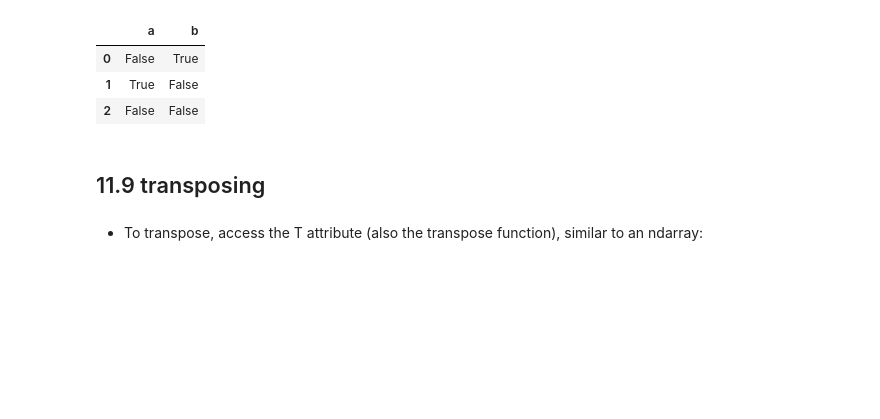
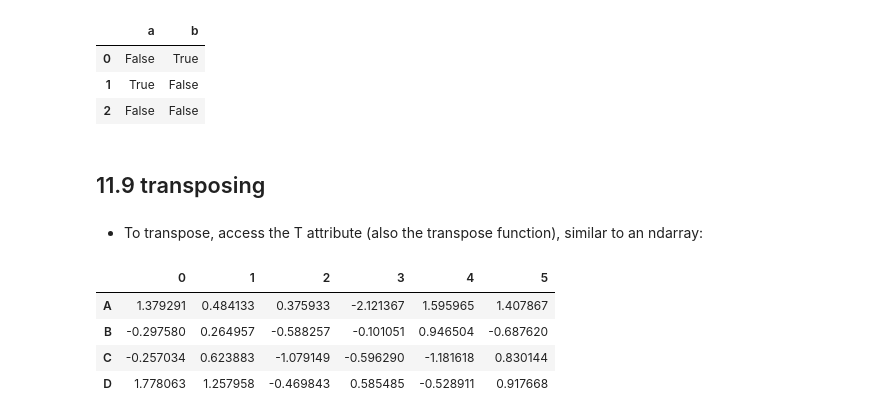
Before and after one commit to elinanessar/Week1-Introduction_to_Python, a Jupyter notebook: Copy_of_Introduction_to_Python.ipynb, the cells around one changed output. Saved outputs shown, nothing was run; the diff lists cells and outputs as text; code cells hidden in the pictures; blank space fills up the shorter version.

```diff
--- a/Copy_of_Introduction_to_Python.ipynb
+++ b/Copy_of_Introduction_to_Python.ipynb
@@ -1539,3 +1989,21 @@ df1^df2
 # %%
 # only show the first 4 rows
 df[:4].T
+# %%
+import pandas as pd
+import numpy as np
+
+#  Random data for DataFrame
+data = np.random.randn(6, 4)
+columns = ['A', 'B', 'C', 'D']
+df = pd.DataFrame(data, columns=columns)
+
+# Transposing the DataFrame and showing the first 4 rows
+transposed_df = df.T
+transposed_df[:4]
+# %% [output]
+|  | 0 | 1 | 2 | 3 | 4 | 5 |
+| A | 1.379291 | 0.484133 | 0.375933 | -2.121367 | 1.595965 | 1.407867 |
+| B | -0.297580 | 0.264957 | -0.588257 | -0.101051 | 0.946504 | -0.687620 |
+| C | -0.257034 | 0.623883 | -1.079149 | -0.596290 | -1.181618 | 0.830144 |
+| D | 1.778063 | 1.257958 | -0.469843 | 0.585485 | -0.528911 | 0.917668 |
```
Also changed, not shown: parts of 34 cells of this notebook.
